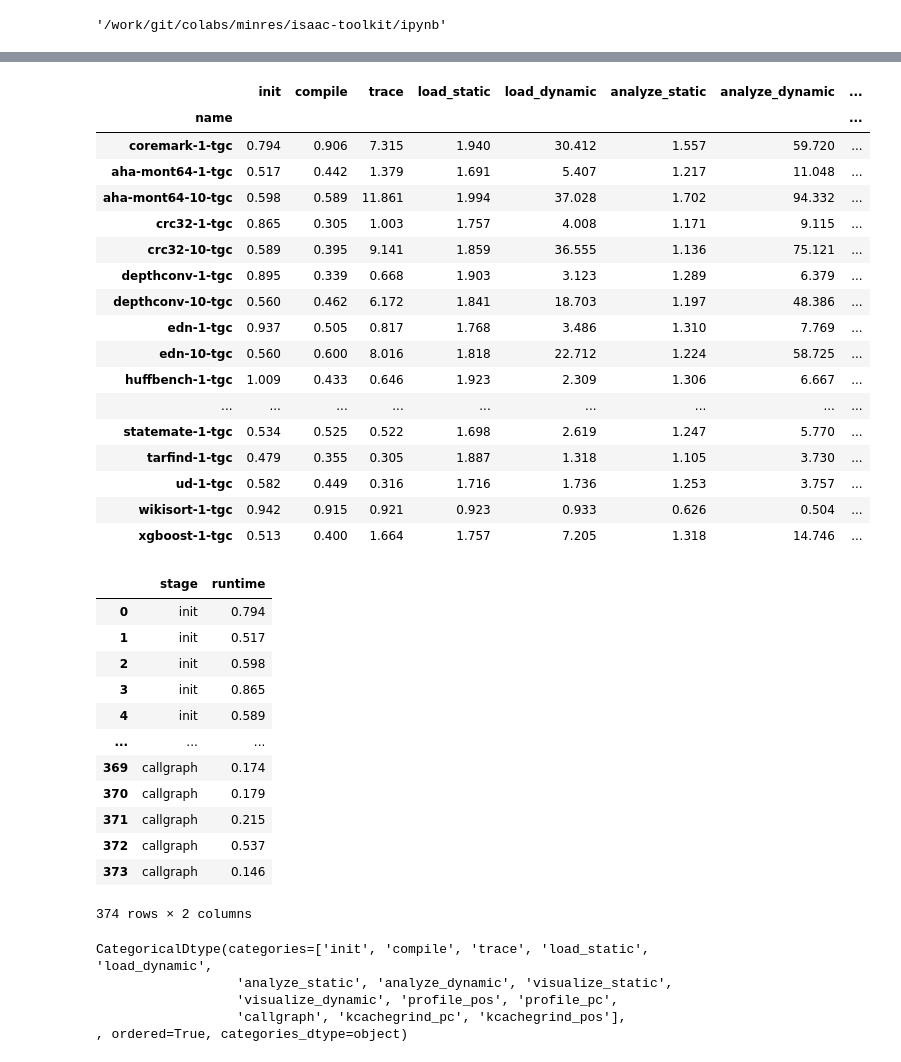
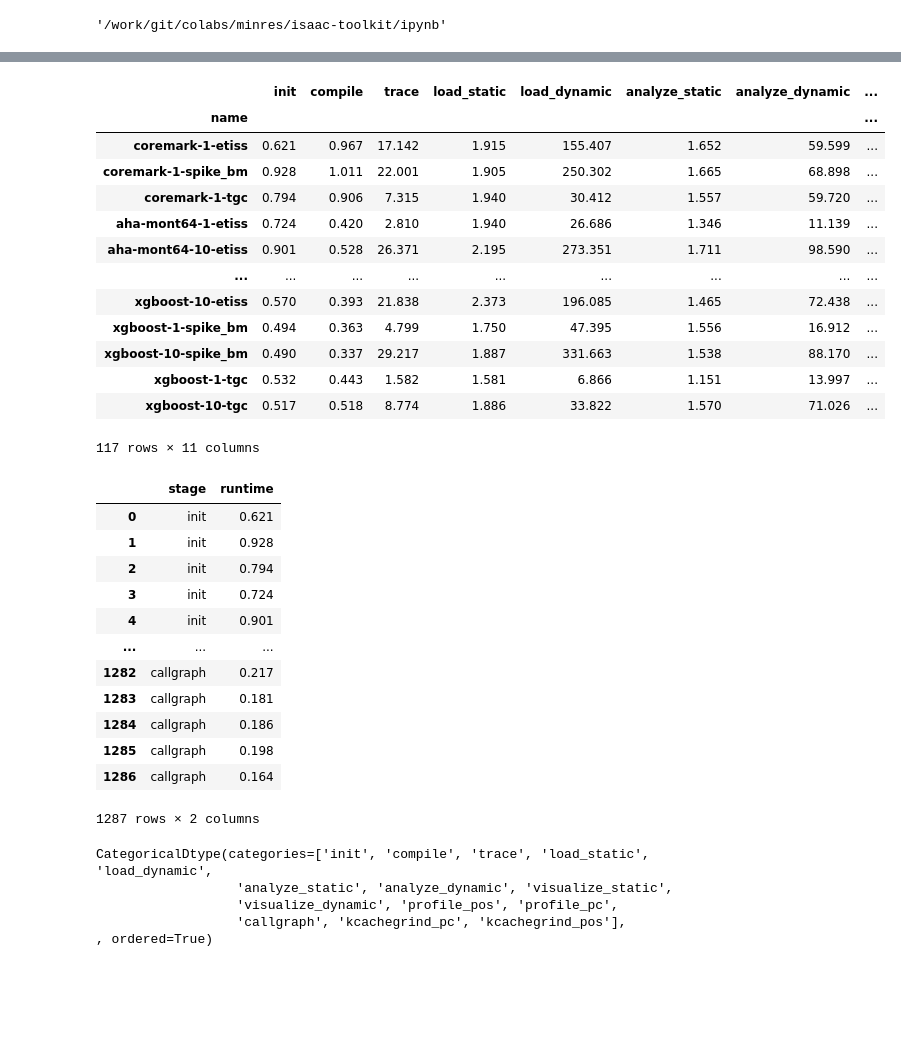
Before and after one commit to tum-ei-eda/isaac-toolkit, a Jupyter notebook: ipynb/TimeSummaryNew.ipynb, the cells around one changed output, grey strips where cells are left out. Saved outputs shown, nothing was run; the diff lists cells and outputs as text; code cells hidden in the pictures; blank space fills up the shorter version.

```diff
--- a/ipynb/TimeSummaryNew.ipynb
+++ b/ipynb/TimeSummaryNew.ipynb
@@ -140,35 +122,31 @@ drop_stages = ["kcachegrind_pc", "kcachegrind_pos", "profile_pos"]
 # %%
 # dummy_df_ = dummy_df[dummy_df["program"].isin(["coremark"])]
 # dummy_df_ = dummy_df[dummy_df["simulator"].isin(["tgc", "etiss", "spike_bm"])]
-dummy_df_ = dummy_df[dummy_df["factor"].isin([1,10]) & dummy_df["simulator"].isin(["tgc"])]
+dummy_df_ = dummy_df[dummy_df["factor"].isin([1,10]) & dummy_df["simulator"].isin(["etiss", "tgc", "spike_bm"])]
 df_new = dummy_df_.copy()
 df_new.drop(columns=["program", "simulator", "factor"], inplace=True)
 for stage in df_new.columns:
     assert stage in stage_order, f"Missing order for stage: {stage}"
 df_new = df_new.reindex(sorted(df_new.columns, key=lambda x: stage_order.index(x)), axis=1)
 for stage in drop_stages:
     if stage in df_new.columns:
         df_new.drop(columns=[stage], inplace=True)
 df_new
 # %% [output]
 |  | init | compile | trace | load_static | load_dynamic | analyze_static | analyze_dynamic | ... |
 | name |  |  |  |  |  |  |  | ... |
+| coremark-1-etiss | 0.621 | 0.967 | 17.142 | 1.915 | 155.407 | 1.652 | 59.599 | ... |
+| coremark-1-spike_bm | 0.928 | 1.011 | 22.001 | 1.905 | 250.302 | 1.665 | 68.898 | ... |
 | coremark-1-tgc | 0.794 | 0.906 | 7.315 | 1.940 | 30.412 | 1.557 | 59.720 | ... |
-| aha-mont64-1-tgc | 0.517 | 0.442 | 1.379 | 1.691 | 5.407 | 1.217 | 11.048 | ... |
-| aha-mont64-10-tgc | 0.598 | 0.589 | 11.861 | 1.994 | 37.028 | 1.702 | 94.332 | ... |
-| crc32-1-tgc | 0.865 | 0.305 | 1.003 | 1.757 | 4.008 | 1.171 | 9.115 | ... |
-| crc32-10-tgc | 0.589 | 0.395 | 9.141 | 1.859 | 36.555 | 1.136 | 75.121 | ... |
-| depthconv-1-tgc | 0.895 | 0.339 | 0.668 | 1.903 | 3.123 | 1.289 | 6.379 | ... |
-| depthconv-10-tgc | 0.560 | 0.462 | 6.172 | 1.841 | 18.703 | 1.197 | 48.386 | ... |
-| edn-1-tgc | 0.937 | 0.505 | 0.817 | 1.768 | 3.486 | 1.310 | 7.769 | ... |
-| edn-10-tgc | 0.560 | 0.600 | 8.016 | 1.818 | 22.712 | 1.224 | 58.725 | ... |
-| huffbench-1-tgc | 1.009 | 0.433 | 0.646 | 1.923 | 2.309 | 1.306 | 6.667 | ... |
+| aha-mont64-1-etiss | 0.724 | 0.420 | 2.810 | 1.940 | 26.686 | 1.346 | 11.139 | ... |
+| aha-mont64-10-etiss | 0.901 | 0.528 | 26.371 | 2.195 | 273.351 | 1.711 | 98.590 | ... |
 | ... | ... | ... | ... | ... | ... | ... | ... | ... |
-| statemate-1-tgc | 0.534 | 0.525 | 0.522 | 1.698 | 2.619 | 1.247 | 5.770 | ... |
-| tarfind-1-tgc | 0.479 | 0.355 | 0.305 | 1.887 | 1.318 | 1.105 | 3.730 | ... |
-| ud-1-tgc | 0.582 | 0.449 | 0.316 | 1.716 | 1.736 | 1.253 | 3.757 | ... |
-| wikisort-1-tgc | 0.942 | 0.915 | 0.921 | 0.923 | 0.933 | 0.626 | 0.504 | ... |
-| xgboost-1-tgc | 0.513 | 0.400 | 1.664 | 1.757 | 7.205 | 1.318 | 14.746 | ... |
+| xgboost-10-etiss | 0.570 | 0.393 | 21.838 | 2.373 | 196.085 | 1.465 | 72.438 | ... |
+| xgboost-1-spike_bm | 0.494 | 0.363 | 4.799 | 1.750 | 47.395 | 1.556 | 16.912 | ... |
+| xgboost-10-spike_bm | 0.490 | 0.337 | 29.217 | 1.887 | 331.663 | 1.538 | 88.170 | ... |
+| xgboost-1-tgc | 0.532 | 0.443 | 1.582 | 1.581 | 6.866 | 1.151 | 13.997 | ... |
+| xgboost-10-tgc | 0.517 | 0.518 | 8.774 | 1.886 | 33.822 | 1.570 | 71.026 | ... |
+117 rows × 11 columns
 # %%
 # Build color map: tab20 for regular stages, gray for "Other"
 cols = df_new.columns
@@ -184,18 +162,18 @@ assert not pd.isna(melted_df["stage"]).any()
 melted_df
 # %% [output]
 |  | stage | runtime |
-| 0 | init | 0.794 |
-| 1 | init | 0.517 |
-| 2 | init | 0.598 |
-| 3 | init | 0.865 |
-| 4 | init | 0.589 |
+| 0 | init | 0.621 |
+| 1 | init | 0.928 |
+| 2 | init | 0.794 |
+| 3 | init | 0.724 |
+| 4 | init | 0.901 |
 | ... | ... | ... |
-| 369 | callgraph | 0.174 |
-| 370 | callgraph | 0.179 |
-| 371 | callgraph | 0.215 |
-| 372 | callgraph | 0.537 |
-| 373 | callgraph | 0.146 |
+| 1282 | callgraph | 0.217 |
+| 1283 | callgraph | 0.181 |
+| 1284 | callgraph | 0.186 |
+| 1285 | callgraph | 0.198 |
+| 1286 | callgraph | 0.164 |
-374 rows × 2 columns
+1287 rows × 2 columns
 # %%
 melted_df.dtypes.stage
 # %% [output]
@@ -203,5 +181,5 @@ CategoricalDtype(categories=['init', 'compile', 'trace', 'load_static', 'load_dy
                   'analyze_static', 'analyze_dynamic', 'visualize_static',
                   'visualize_dynamic', 'profile_pos', 'profile_pc',
                   'callgraph', 'kcachegrind_pc', 'kcachegrind_pos'],
-, ordered=True, categories_dtype=object)
+, ordered=True)
 # %%
```
Also changed, not shown: parts of 6 cells of this notebook.
